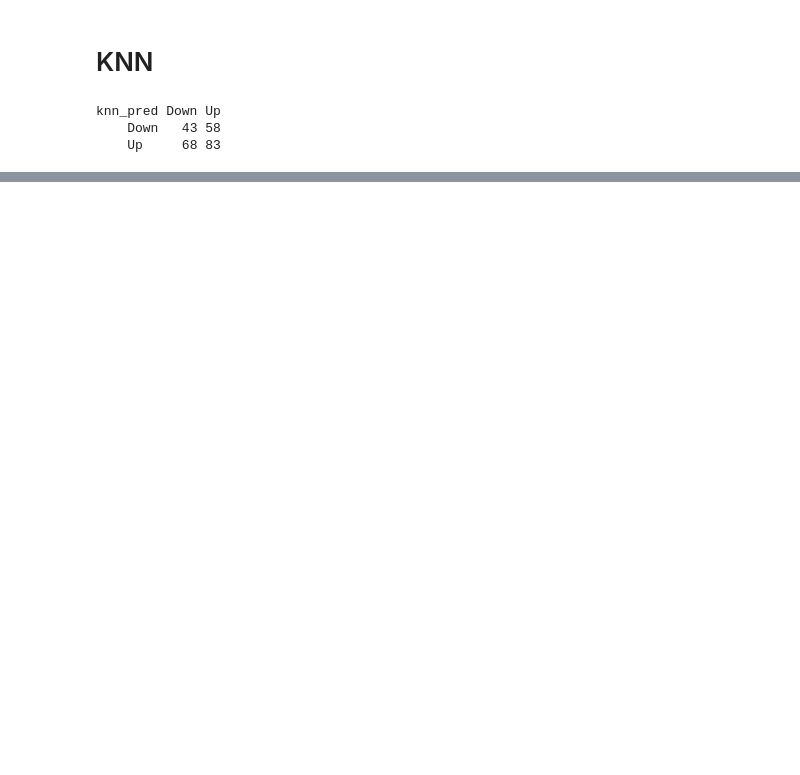
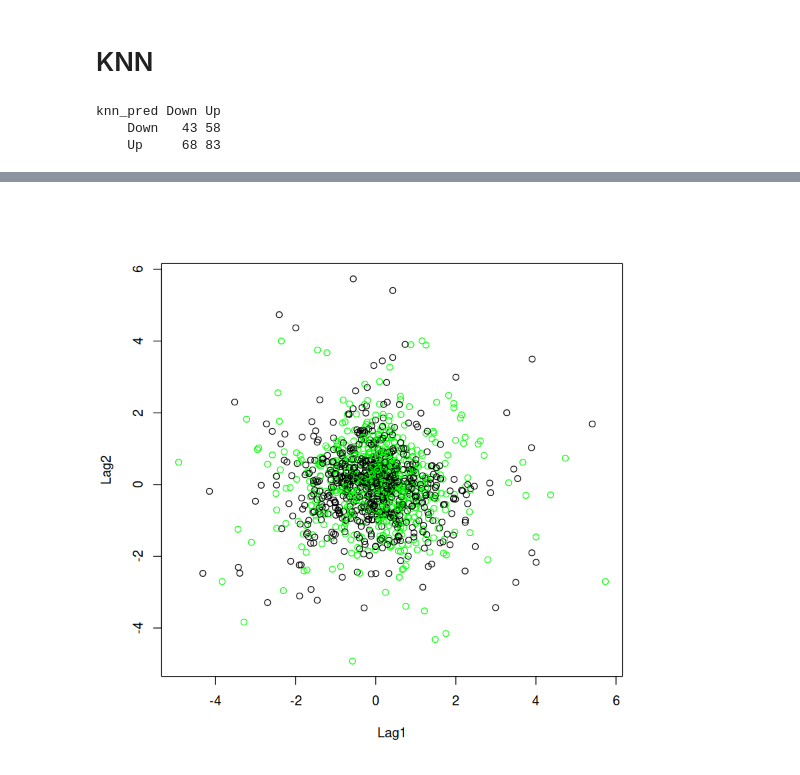
Before and after one commit to gsarti/mlda-course-units, a Jupyter notebook: 13_knn/knn.ipynb, the cells around one changed output, grey strips where cells are left out. Cells and saved outputs as stored; diff of their text form; code cells hidden in the pictures; blank space fills up the shorter version.

```diff
--- a/13_knn/knn.ipynb
+++ b/13_knn/knn.ipynb
@@ -196,0 +225,4 @@ knn_pred Down Up
+# %%
+plot(Lag1, Lag2, col=c("green", "black")[Direction], pch=1)
+# %% [output]
+[figure, added]
```
Also changed, not shown: parts of 15 cells of this notebook.
